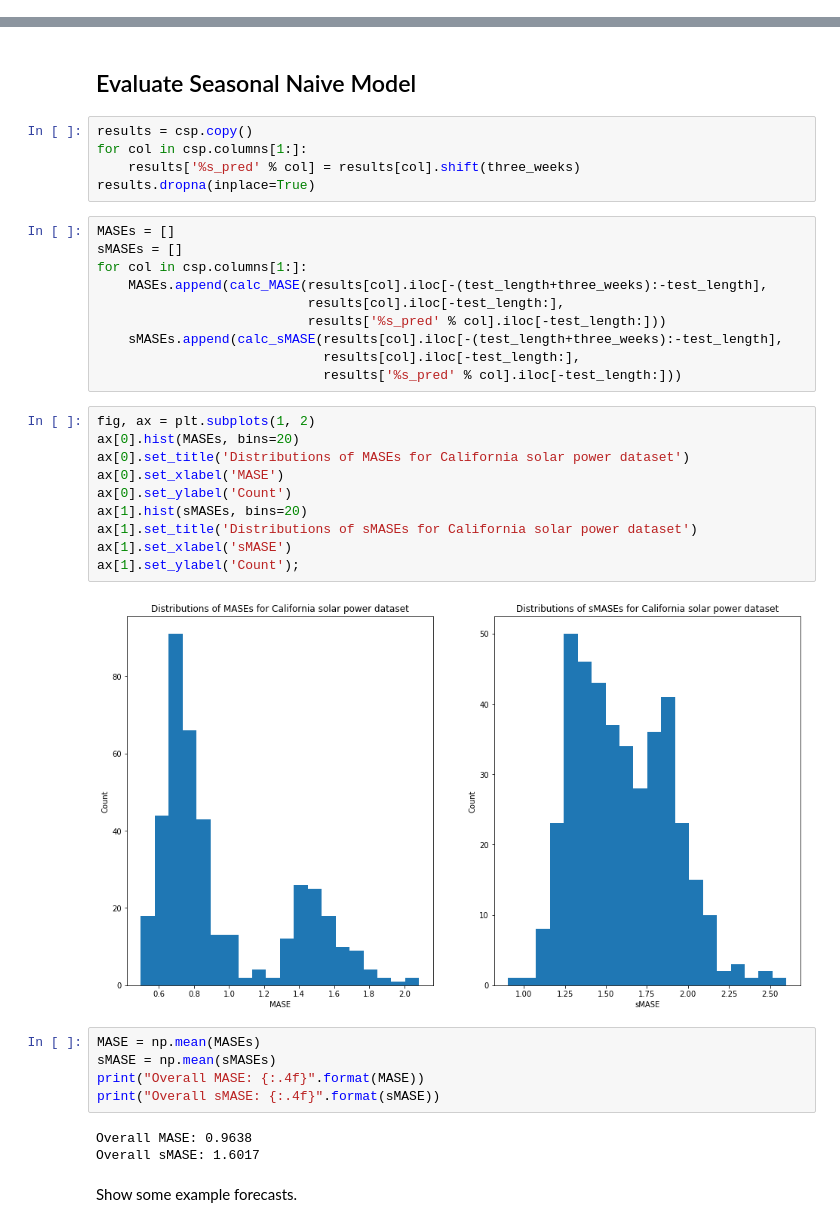
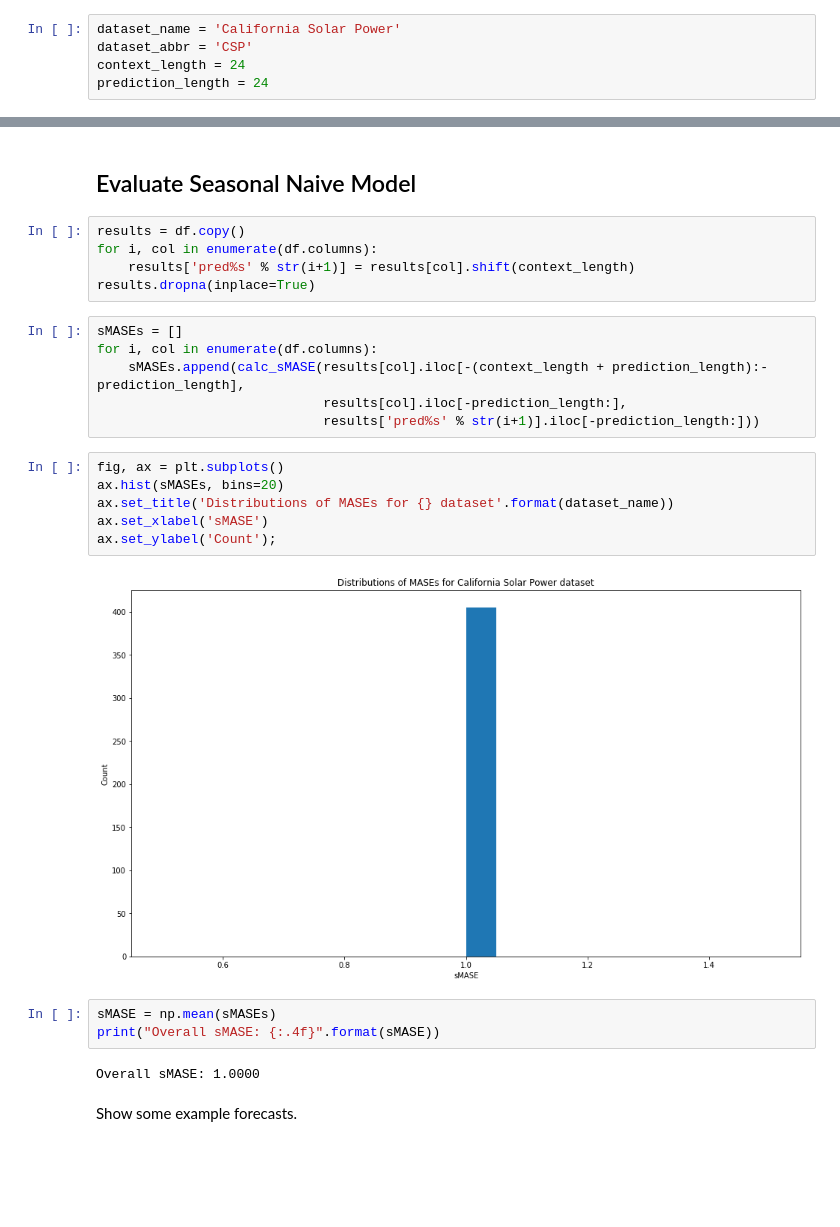
Before and after one commit to AidanCooper/forecasting, a Jupyter notebook: Naive/california-solar-power.ipynb, the cells around one changed output, grey strips where cells are left out. Cells and saved outputs as stored; diff of their text form; blank space fills up the shorter version.

```diff
--- a/Naive/california-solar-power.ipynb
+++ b/Naive/california-solar-power.ipynb
@@ -50,0 +33,5 @@ def calc_sMASE(training_series, testing_series, prediction_series, seasonality=2
+# %%
+dataset_name = 'California Solar Power'
+dataset_abbr = 'CSP'
+context_length = 24
+prediction_length = 24
@@ -51,39 +52,28 @@ def calc_sMASE(training_series, testing_series, prediction_series, seasonality=2
 # %% [markdown]
 ## Evaluate Seasonal Naive Model
 # %%
-results = csp.copy()
-for col in csp.columns[1:]:
-    results['%s_pred' % col] = results[col].shift(three_weeks)
+results = df.copy()
+for i, col in enumerate(df.columns):
+    results['pred%s' % str(i+1)] = results[col].shift(context_length)
 results.dropna(inplace=True)
-# %%
-MASEs = []
-sMASEs = []
-for col in csp.columns[1:]:
-    MASEs.append(calc_MASE(results[col].iloc[-(test_length+three_weeks):-test_length],
-                           results[col].iloc[-test_length:],
-                           results['%s_pred' % col].iloc[-test_length:]))
-    sMASEs.append(calc_sMASE(results[col].iloc[-(test_length+three_weeks):-test_length],
-                             results[col].iloc[-test_length:],
-                             results['%s_pred' % col].iloc[-test_length:]))
+# %%
+sMASEs = []
+for i, col in enumerate(df.columns):
+    sMASEs.append(calc_sMASE(results[col].iloc[-(context_length + prediction_length):-prediction_length],
+                             results[col].iloc[-prediction_length:],
+                             results['pred%s' % str(i+1)].iloc[-prediction_length:]))
 # %%
-fig, ax = plt.subplots(1, 2)
-ax[0].hist(MASEs, bins=20)
-ax[0].set_title('Distributions of MASEs for California solar power dataset')
-ax[0].set_xlabel('MASE')
-ax[0].set_ylabel('Count')
-ax[1].hist(sMASEs, bins=20)
-ax[1].set_title('Distributions of sMASEs for California solar power dataset')
-ax[1].set_xlabel('sMASE')
-ax[1].set_ylabel('Count');
+fig, ax = plt.subplots()
+ax.hist(sMASEs, bins=20)
+ax.set_title('Distributions of MASEs for {} dataset'.format(dataset_name))
+ax.set_xlabel('sMASE')
+ax.set_ylabel('Count');
 # %% [output]
-[figure, old version]
+[figure, new version]
 # %%
-MASE = np.mean(MASEs)
 sMASE = np.mean(sMASEs)
-print("Overall MASE: {:.4f}".format(MASE))
 print("Overall sMASE: {:.4f}".format(sMASE))
 # %% [output]
-Overall MASE: 0.9638
-Overall sMASE: 1.6017
+Overall sMASE: 1.0000
 # %% [markdown]
 Show some example forecasts.
```
Also changed, not shown: parts of 16 cells of this notebook, 6 other files.
